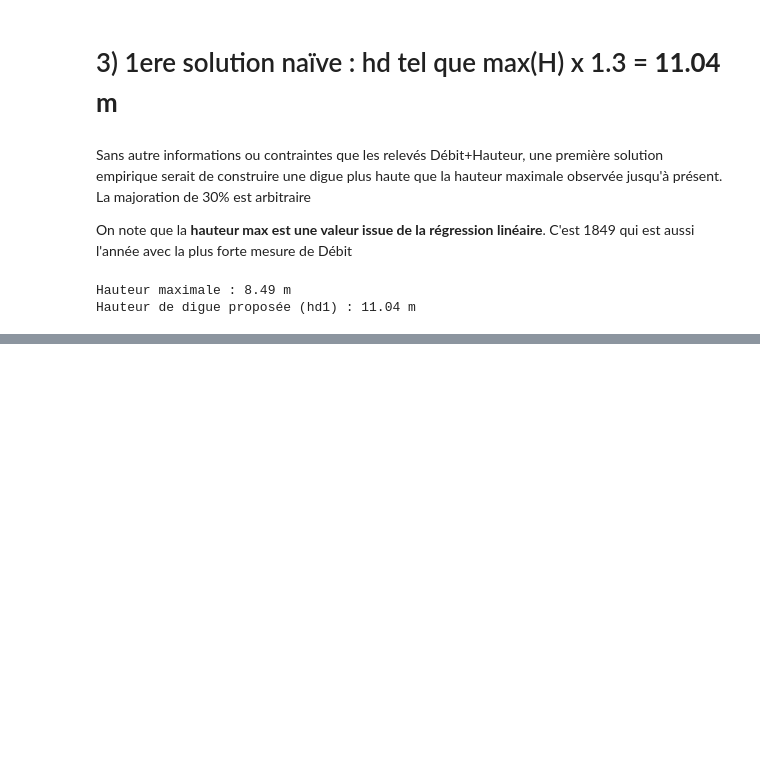
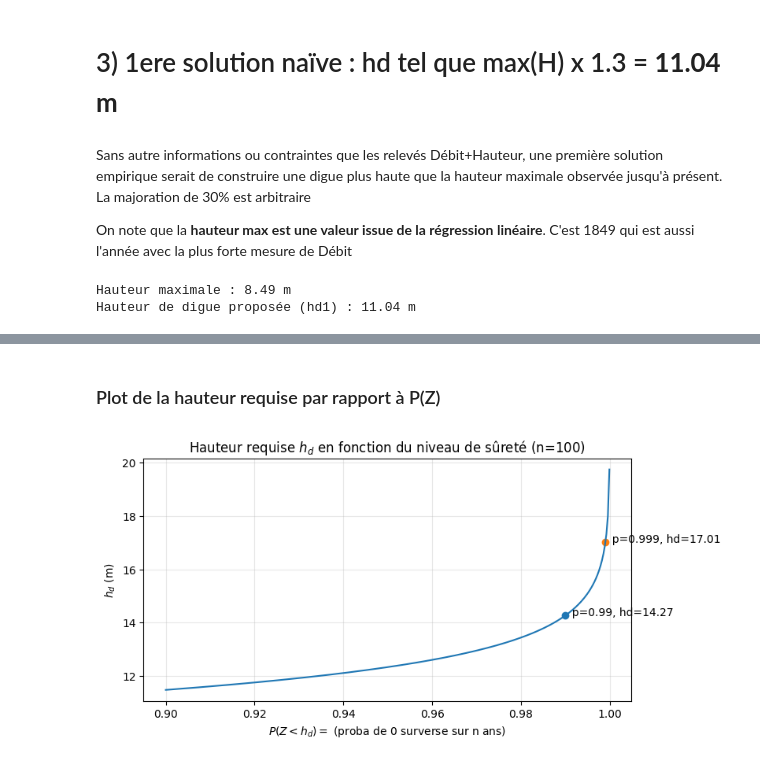
Before and after one commit to ThomasAPRichard/Fiabilite, a Jupyter notebook: Fiabilite_1ereApproche.ipynb, the cells around one changed output, grey strips where cells are left out. Saved outputs shown, nothing was run; the diff lists cells and outputs as text; code cells hidden in the pictures; blank space fills up the shorter version.

```diff
--- a/Fiabilite_1ereApproche.ipynb
+++ b/Fiabilite_1ereApproche.ipynb
@@ -255,0 +348,21 @@ plt.show()
+# %% [markdown]
+### Plot de la hauteur requise par rapport à P(Z)
+# %%
+p_grid = np.linspace(0.90, 0.9999, 300)
+u_grid = p_grid**(1/n)
+hd_grid = stats.gumbel_r.ppf(u_grid, loc=loc_hat, scale=scale_hat)
+
+plt.figure(figsize=(8,4))
+plt.plot(p_grid, hd_grid)
+plt.grid(True, alpha=0.3)
+plt.xlabel(r"$P(Z < h_d) =$ (proba de 0 surverse sur n ans)")
+plt.ylabel(r"$h_d$ (m)")
+plt.title(fr"Hauteur requise $h_d$ en fonction du niveau de sûreté (n={n})")
+
+for p, hd in zip(p_list, hd_list):
+    plt.scatter([p], [hd])
+    plt.text(p, hd, f"  p={p}, hd={hd:.2f}")
+
+plt.show()
+# %% [output]
+[figure, added]
```
Also changed, not shown: parts of 20 cells of this notebook, 7 other files.
